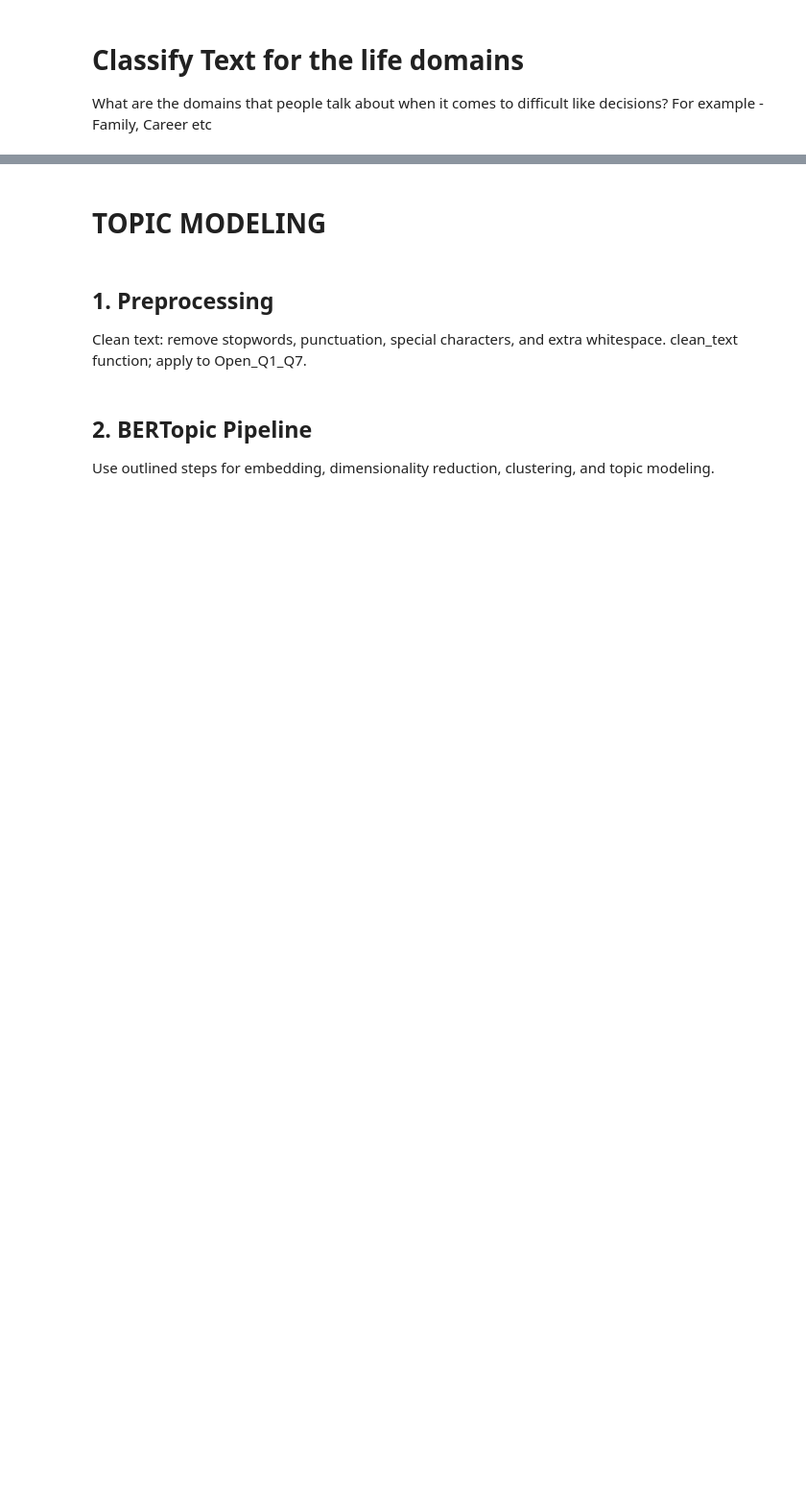
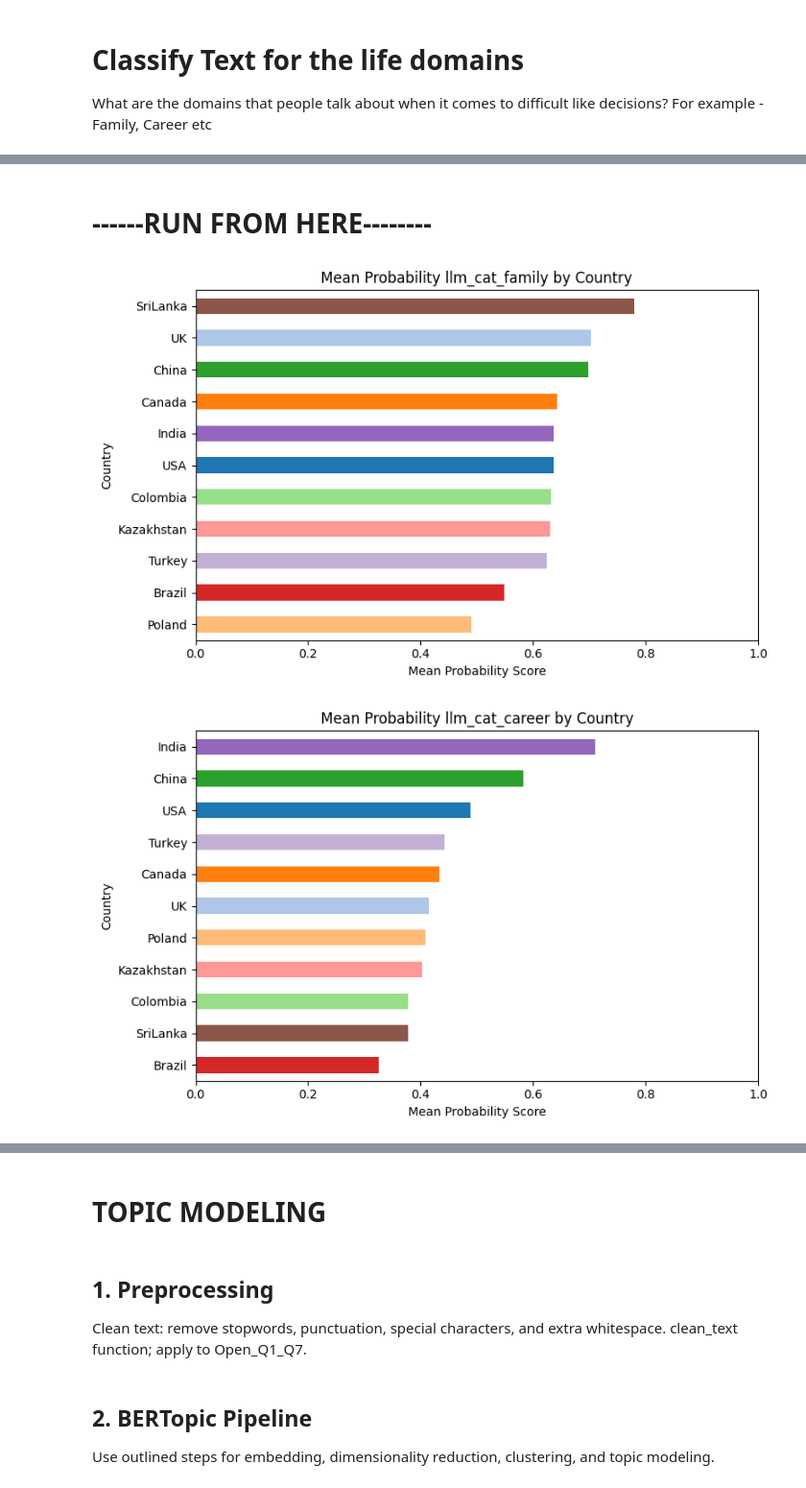
Before and after one commit to vvader24/WJC, a Jupyter notebook: Vinita/Study1_final.ipynb, the cells around one changed output, grey strips where cells are left out. Shown at 96% size. Drawn from its saved outputs; the diff is of its cells as text; code cells hidden in the pictures; blank space fills up the shorter version.

```diff
--- a/Vinita/Study1_final.ipynb
+++ b/Vinita/Study1_final.ipynb
@@ -431,31 +449,38 @@ print("Columns added from zero_shot_combined_df:", [col for col in cols_to_add i
 # %%
 # Export merged_df to Excel
 merged_df.to_excel("merged_Wave1_zsc.xlsx", index=False)
+# %% [markdown]
+# ------RUN FROM HERE--------
+# %%
+merged_df = pd.read_excel("/Users/vinitavader/Desktop/WJC/data/merged_Wave1_text_classification.xlsx")
 # %%
 import matplotlib.pyplot as plt
 
 # List of llm_cat columns (excluding 'llm_category' which is the label, not a score)
-llm_cat_vars = [col for col in zs_add.columns if col.startswith('llm_cat_') and col != 'llm_category']
+llm_cat_vars = [col for col in merged_df.columns if col.startswith('llm_cat_') and col != 'llm_category']
 
 # Assign a color to each country
 countries = merged_df['country'].unique()
 colors = plt.cm.tab20.colors  # Up to 20 distinct colors
 country_color_map = {country: colors[i % len(colors)] for i, country in enumerate(countries)}
 
 # For each llm_cat variable, plot country-wise mean score as a horizontal bar chart
 for cat_var in llm_cat_vars:
     # Compute mean score per country, drop NaN
     country_means = merged_df.groupby('country')[cat_var].mean().dropna()
     # Sort descending
     country_means = country_means.sort_values(ascending=False)
 
     plt.figure(figsize=(8, 5))
     bar_colors = [country_color_map[country] for country in country_means.index]
     country_means.plot(kind='barh', color=bar_colors)
     plt.gca().invert_yaxis()  # Highest at top
     plt.title(f"Mean Probability {cat_var} by Country")
     plt.xlabel("Mean Probability Score")
     plt.ylabel("Country")
     plt.xlim(0, 1)  # Set scale from 0 to 1
     plt.tight_layout()
     plt.show()
+# %% [output]
+[figure, added]
+[figure, added]
```
Also changed, not shown: parts of 7 cells of this notebook.
